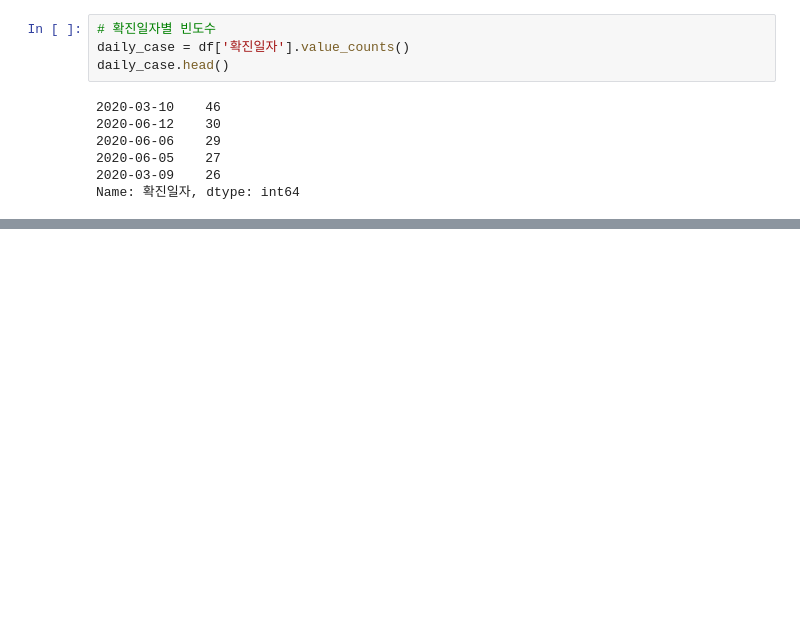
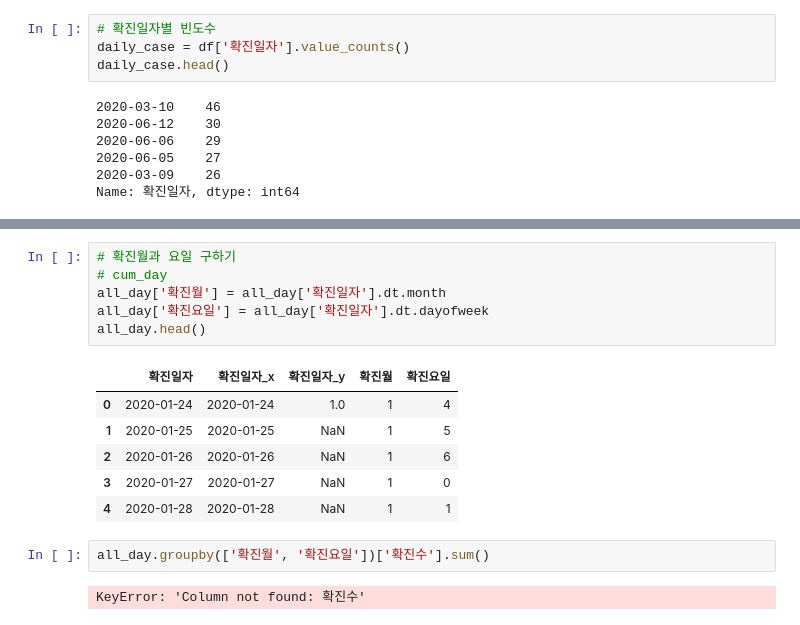
Before and after one commit to SanghunYun95/pandas_cheet_sheet, a Jupyter notebook: seoul_covid19_1.ipynb, the cells around one changed output, grey strips where cells are left out. Saved outputs shown, nothing was run; the diff lists cells and outputs as text; blank space fills up the shorter version.

```diff
--- a/seoul_covid19_1.ipynb
+++ b/seoul_covid19_1.ipynb
@@ -301,0 +270,17 @@ np.log(cum_day['확진수'] + 1).plot()
+# %%
+# 확진월과 요일 구하기
+# cum_day
+all_day['확진월'] = all_day['확진일자'].dt.month
+all_day['확진요일'] = all_day['확진일자'].dt.dayofweek
+all_day.head()
+# %% [output]
+|  | 확진일자 | 확진일자_x | 확진일자_y | 확진월 | 확진요일 |
+| 0 | 2020-01-24 | 2020-01-24 | 1.0 | 1 | 4 |
+| 1 | 2020-01-25 | 2020-01-25 | NaN | 1 | 5 |
+| 2 | 2020-01-26 | 2020-01-26 | NaN | 1 | 6 |
+| 3 | 2020-01-27 | 2020-01-27 | NaN | 1 | 0 |
+| 4 | 2020-01-28 | 2020-01-28 | NaN | 1 | 1 |
+# %%
+all_day.groupby(['확진월', '확진요일'])['확진수'].sum()
+# %% [output]
+KeyError: 'Column not found: 확진수'
```
Also changed, not shown: parts of 9 cells of this notebook.
